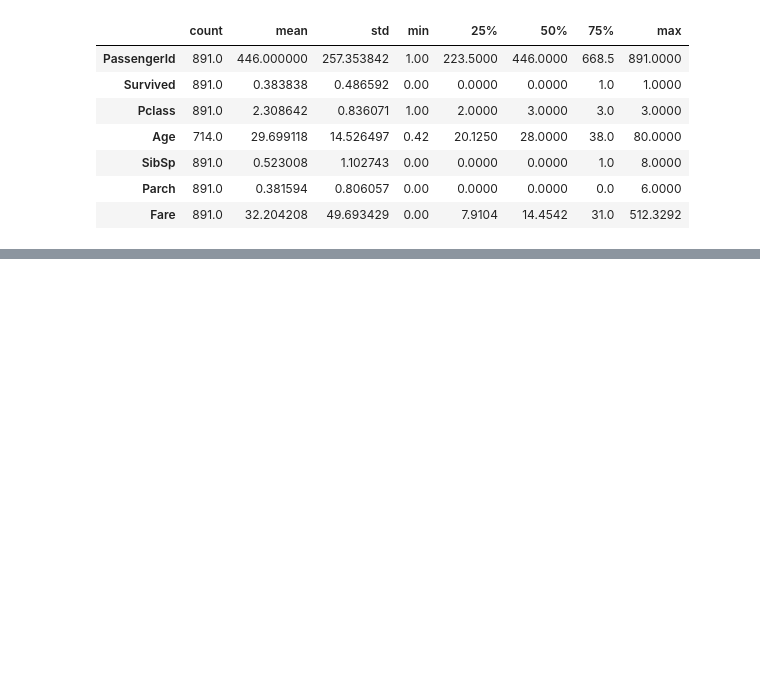
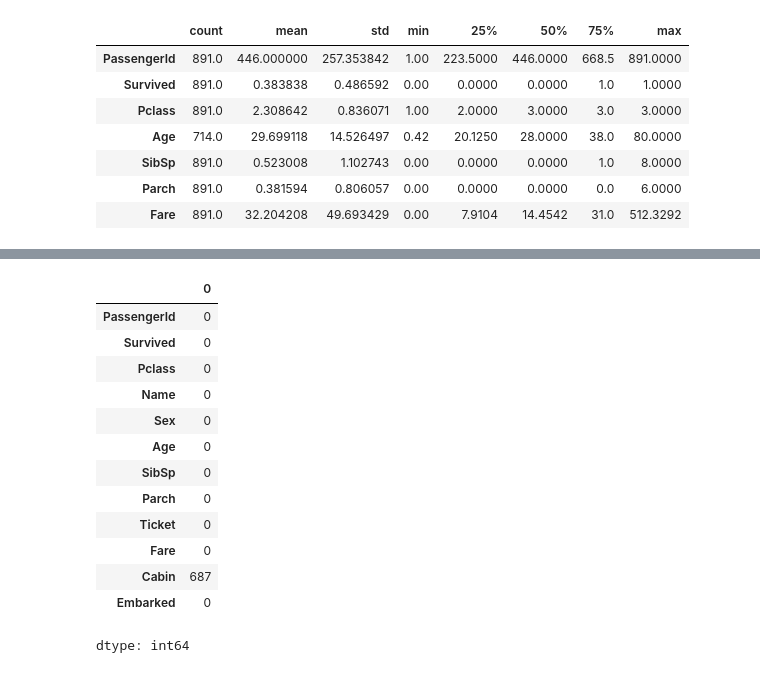
Before and after one commit to Imran1hp/Titanic---Machine-Learning-from-Disaster, a Jupyter notebook: Titanic_data_set.ipynb, the cells around one changed output, grey strips where cells are left out. Cells and saved outputs as stored; diff of their text form; code cells hidden in the pictures; blank space fills up the shorter version.

```diff
--- a/Titanic_data_set.ipynb
+++ b/Titanic_data_set.ipynb
@@ -91,0 +114,3 @@ train_df.describe().transpose()
+# %%
+train_df['Sex'] = np.where(np.isin(train_df['Sex'],"male"),1,0)
+test_df['Sex'] = np.where(np.isin(test_df['Sex'],"male"),1,0)
@@ -91,0 +133,24 @@ train_df.describe().transpose()
+# %%
+def imputer (df):
+  df['Age'] = df['Age'].fillna(df['Age'].mean())
+  df['Embarked'] = df['Embarked'].fillna(df['Embarked'].mode()[0])
+  return df
+# %%
+train_df = imputer(train_df).copy()
+# %%
+train_df.isna().sum()
+# %% [output]
+|  | 0 |
+| PassengerId | 0 |
+| Survived | 0 |
+| Pclass | 0 |
+| Name | 0 |
+| Sex | 0 |
+| Age | 0 |
+| SibSp | 0 |
+| Parch | 0 |
+| Ticket | 0 |
+| Fare | 0 |
+| Cabin | 687 |
+| Embarked | 0 |
+dtype: int64
```
Also changed, not shown: parts of 4 cells of this notebook.
